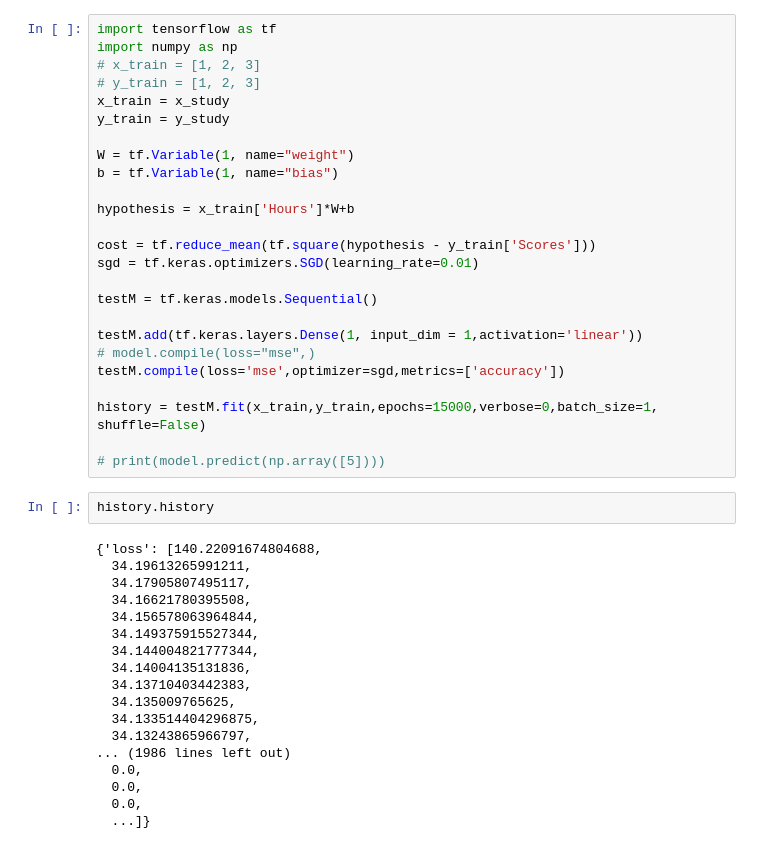
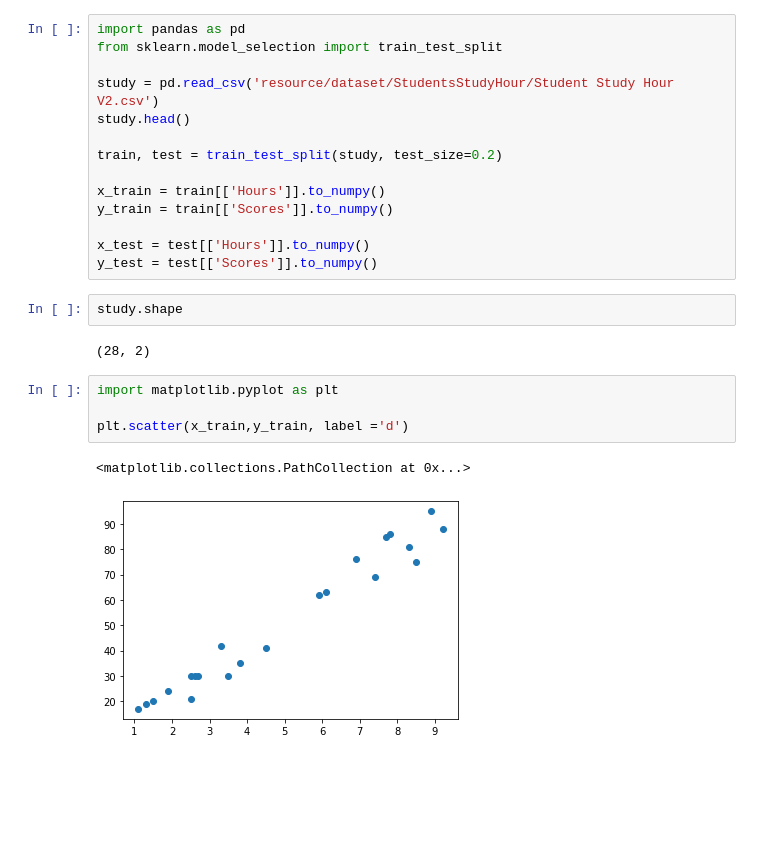
Before and after one commit to youngkwan-Ji/DataAnalysis_public, a Jupyter notebook: GradientDescent.ipynb, the cells around one changed output. Drawn from its saved outputs; the diff is of its cells as text; blank space fills up the shorter version.

```diff
--- a/GradientDescent.ipynb
+++ b/GradientDescent.ipynb
@@ -17,45 +1,25 @@ x_study['Hours'][0]
-# %%
-import tensorflow as tf
-import numpy as np
-# x_train = [1, 2, 3]
-# y_train = [1, 2, 3]
-x_train = x_study
-y_train = y_study
-
-W = tf.Variable(1, name="weight")
-b = tf.Variable(1, name="bias")
-
-hypothesis = x_train['Hours']*W+b
-
-cost = tf.reduce_mean(tf.square(hypothesis - y_train['Scores']))
-sgd = tf.keras.optimizers.SGD(learning_rate=0.01)
-
-testM = tf.keras.models.Sequential()
-
-testM.add(tf.keras.layers.Dense(1, input_dim = 1,activation='linear'))
-# model.compile(loss="mse",)
-testM.compile(loss='mse',optimizer=sgd,metrics=['accuracy'])
-
-history = testM.fit(x_train,y_train,epochs=15000,verbose=0,batch_size=1, shuffle=False)
-
-# print(model.predict(np.array([5])))
-# %%
-history.history
-# %% [output]
-{'loss': [140.22091674804688,
-  34.19613265991211,
-  34.17905807495117,
-  34.16621780395508,
-  34.156578063964844,
-  34.149375915527344,
-  34.144004821777344,
-  34.14004135131836,
-  34.13710403442383,
-  34.135009765625,
-  34.133514404296875,
-  34.13243865966797,
-... (1986 lines left out)
-  0.0,
-  0.0,
-  0.0,
-  ...]}
+# %%
+import pandas as pd
+from sklearn.model_selection import train_test_split
+
+study = pd.read_csv('resource/dataset/StudentsStudyHour/Student Study Hour V2.csv')
+study.head()
+
+train, test = train_test_split(study, test_size=0.2)
+
+x_train = train[['Hours']].to_numpy()
+y_train = train[['Scores']].to_numpy()
+
+x_test = test[['Hours']].to_numpy()
+y_test = test[['Scores']].to_numpy()
+# %%
+study.shape
+# %% [output]
+(28, 2)
+# %%
+import matplotlib.pyplot as plt
+
+plt.scatter(x_train,y_train, label ='d')
+# %% [output]
+<matplotlib.collections.PathCollection at 0x...>
+[figure, added]
```
Also changed, not shown: parts of 13 cells of this notebook, 1 other file.
